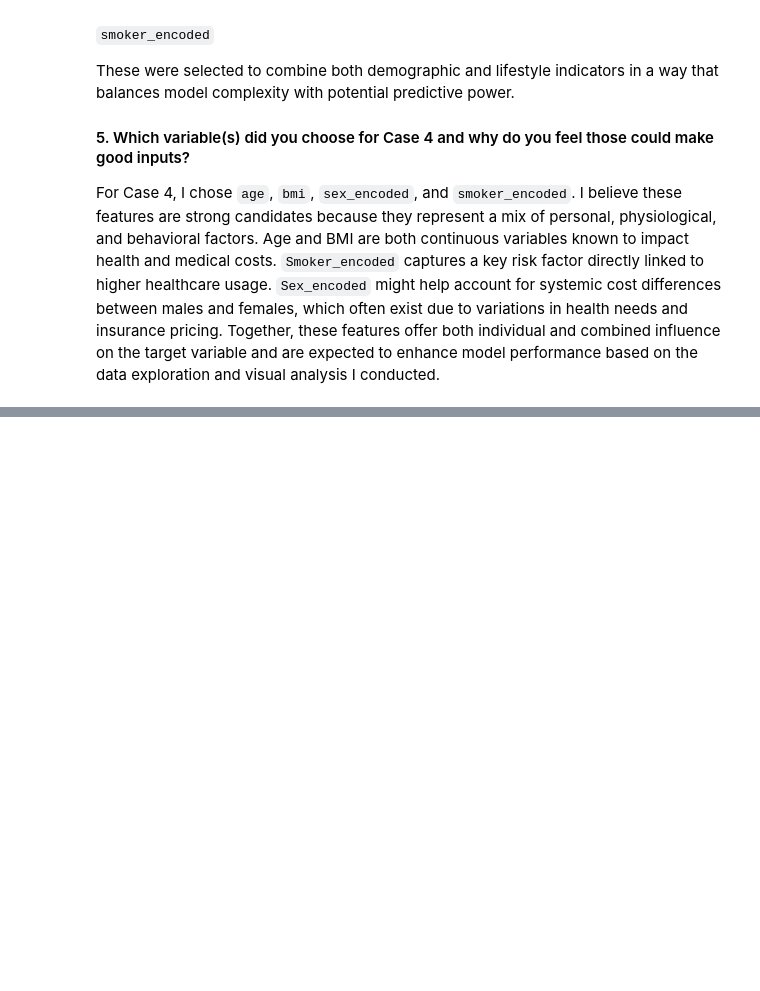
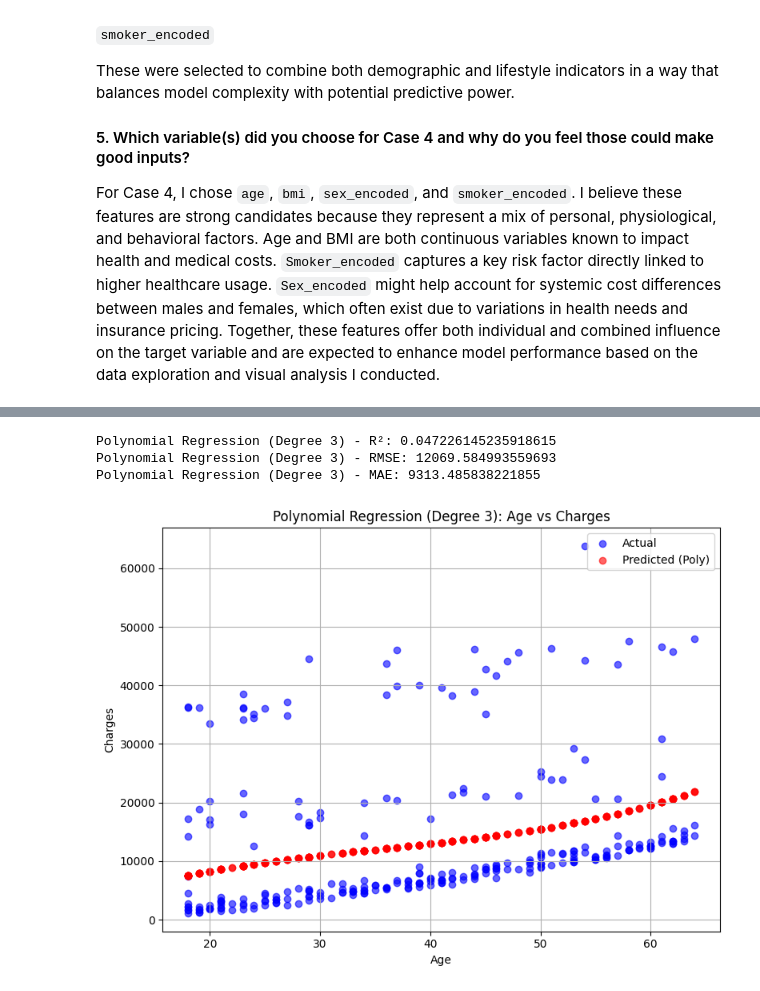
Before and after one commit to Data-Git-Hub/applied-ml-data-git-hub, a Jupyter notebook: lab04/ml04_data-git-hub.ipynb, the cells around one changed output, grey strips where cells are left out. Cells and saved outputs as stored; diff of their text form; code cells hidden in the pictures; blank space fills up the shorter version.

```diff
--- a/lab04/ml04_data-git-hub.ipynb
+++ b/lab04/ml04_data-git-hub.ipynb
@@ -313,0 +520,38 @@ For Case 4, I chose `age`, `bmi`, `sex_encoded`, and `smoker_encoded`. I believe
+# %%
+# Transform age into polynomial features of degree 3
+poly = PolynomialFeatures(degree=3)
+X1_train_poly = poly.fit_transform(X1_train)
+X1_test_poly = poly.transform(X1_test)
+
+# Train the polynomial regression model
+poly_model = LinearRegression()
+poly_model.fit(X1_train_poly, y1_train)
+
+# Make predictions
+y_pred_poly = poly_model.predict(X1_test_poly)
+
+# Evaluate model performance
+poly_r2 = r2_score(y1_test, y_pred_poly)
+poly_rmse = np.sqrt(mean_squared_error(y1_test, y_pred_poly))
+poly_mae = mean_absolute_error(y1_test, y_pred_poly)
+
+print("Polynomial Regression (Degree 3) - R²:", poly_r2)
+print("Polynomial Regression (Degree 3) - RMSE:", poly_rmse)
+print("Polynomial Regression (Degree 3) - MAE:", poly_mae)
+
+# Scatter plot of actual vs predicted charges
+plt.figure(figsize=(8, 6))
+plt.scatter(X1_test, y1_test, color='blue', alpha=0.6, label='Actual')
+plt.scatter(X1_test, y_pred_poly, color='red', alpha=0.6, label='Predicted (Poly)')
+plt.xlabel('Age')
+plt.ylabel('Charges')
+plt.title('Polynomial Regression (Degree 3): Age vs Charges')
+plt.legend()
+plt.grid(True)
+plt.tight_layout()
+plt.show()
+# %% [output]
+Polynomial Regression (Degree 3) - R²: 0.047226145235918615
+Polynomial Regression (Degree 3) - RMSE: 12069.584993559693
+Polynomial Regression (Degree 3) - MAE: 9313.485838221855
+[figure, added]
```
Also changed, not shown: parts of 29 cells of this notebook, 5 other files.
